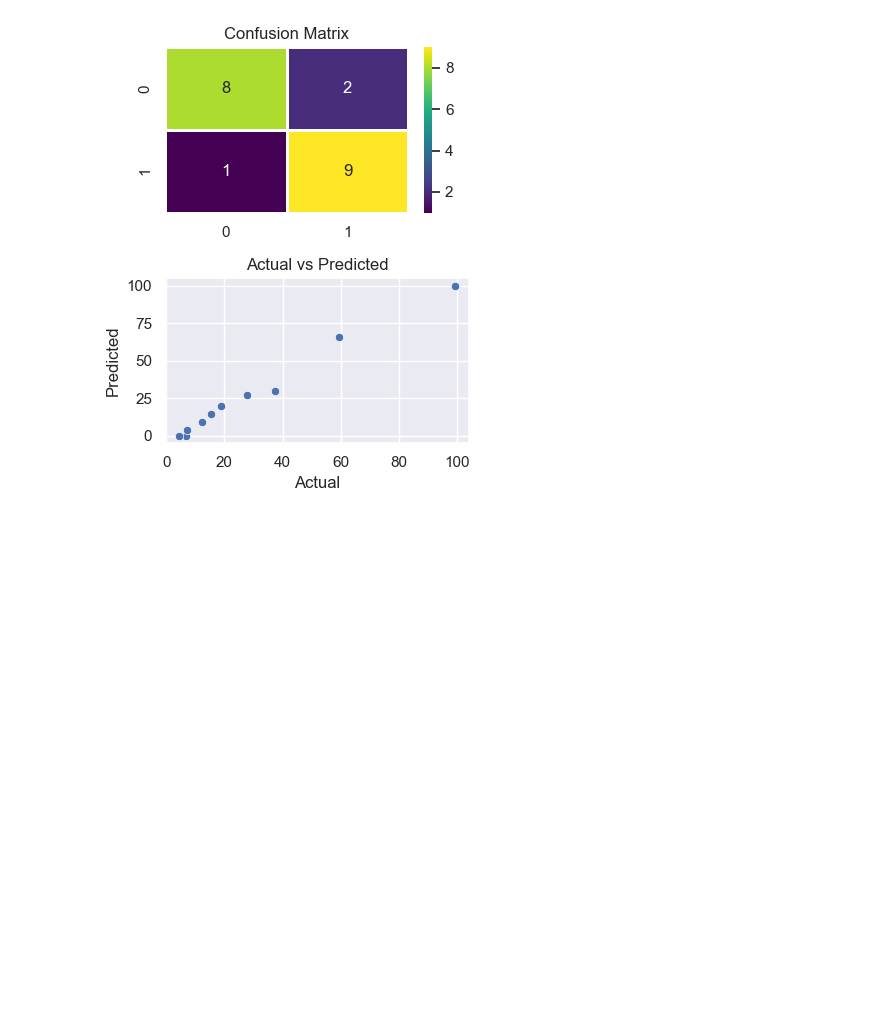
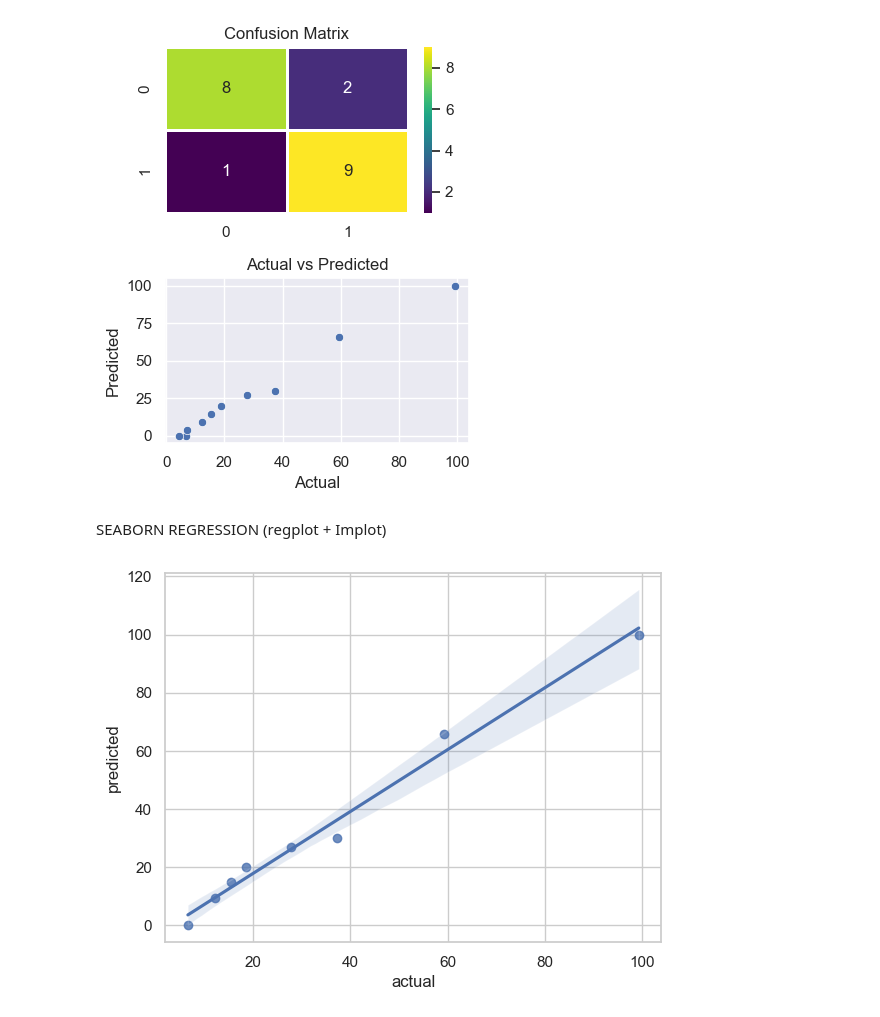
Before and after one commit to AkumaGPT/practice_seaborn, a Jupyter notebook: main.ipynb, the cells around one changed output. Saved outputs shown, nothing was run; the diff lists cells and outputs as text; code cells hidden in the pictures; blank space fills up the shorter version.

Commit message:
played with regplot and lmplot

```diff
--- a/main.ipynb
+++ b/main.ipynb
@@ -363,3 +363,14 @@ plt.savefig("ml_report.png", bbox_inches="tight")
 plt.show()
 # %% [output]
 [figure]
+# %% [markdown]
+SEABORN REGRESSION (regplot + Implot)
+# %%
+df = pd.read_csv("true_pred.csv")
+df = df.head(8)
+
+sns.regplot(data=df, x="actual", y="predicted")
+
+plt.show()
+# %% [output]
+[figure, added]
```
Also changed, not shown: parts of 3 cells of this notebook, 1 other file.
